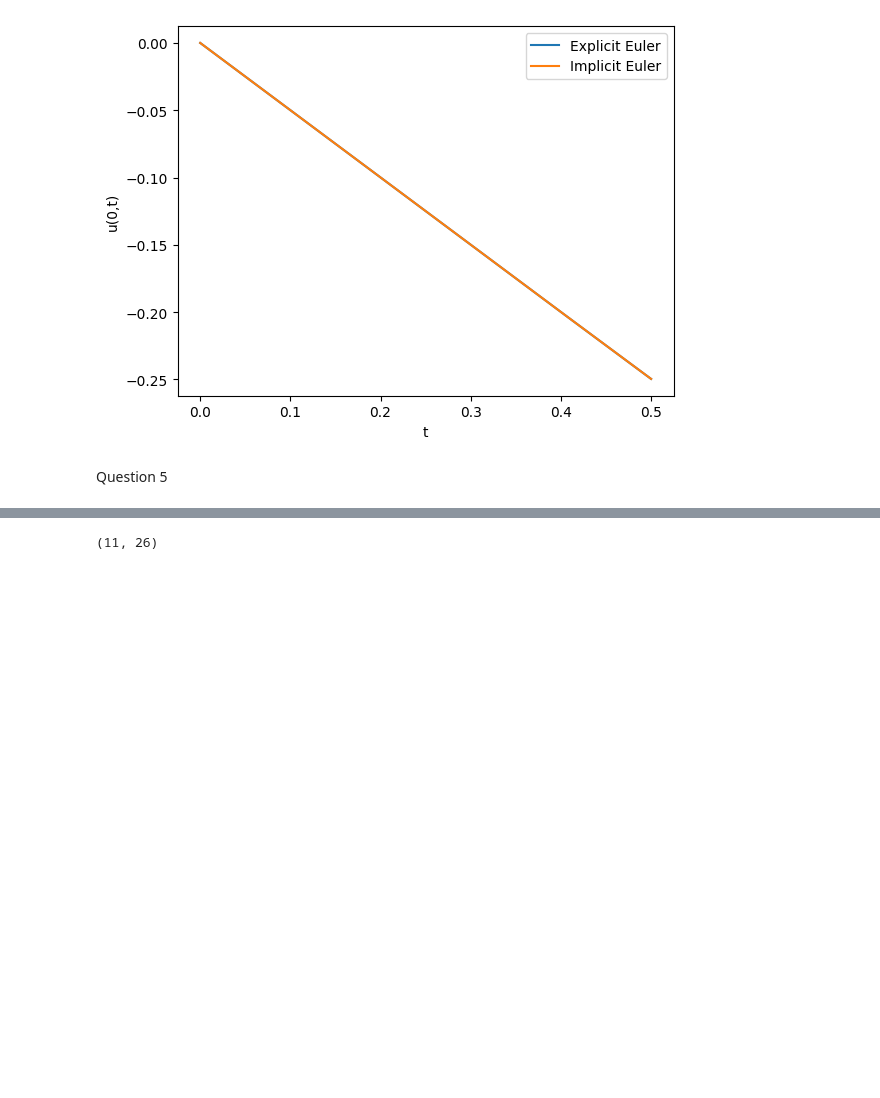
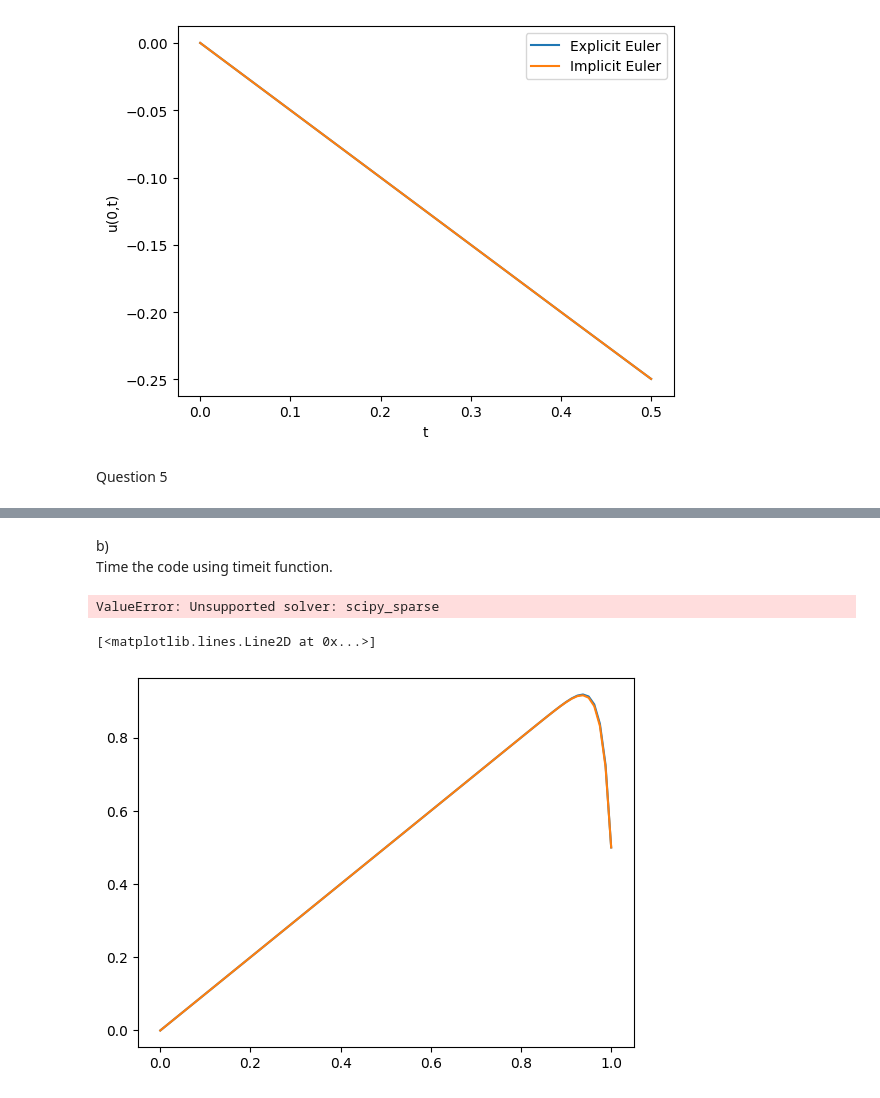
Before and after one commit to barnander/Numerical-Tools-for-Dynamical-Systems, a Jupyter notebook: Coursework.ipynb, the cells around one changed output, grey strips where cells are left out. Saved outputs shown, nothing was run; the diff lists cells and outputs as text; code cells hidden in the pictures; blank space fills up the shorter version.

```diff
--- a/Coursework.ipynb
+++ b/Coursework.ipynb
@@ -358,6 +358,7 @@ Question 5
 D = 0.01
 L = 6
 T = 100
+p=np.nan
 bc_left = solvers.Boundary_Condition("Neumann",0,0)
 bc_right = solvers.Boundary_Condition("Neumann",L,0)
 
@@ -387,4 +384,59 @@ solvers.plot_3D_sol(us,xs,ts)
+# %% [markdown]
+b)
+Time the code using timeit function.
+# %%
+setup_code = """
+import solvers
+import numpy as np
+D = 0.01
+L = 6
+T = 100
+p=np.nan
+bc_left = solvers.Boundary_Condition("Neumann",0,0)
+bc_right = solvers.Boundary_Condition("Neumann",L,0)
+def q(u,x,t,p):
+    return (1-u)**2 * np.exp(-x)
+def f(x,t0):
+    return np.zeros(len(x))
+N = 100
+dt = 0.5
+"""
+timed_thomas = """
+solver_implicit = "thomas"
+u_thom,x_thom,t_thom = solvers.diffusion_solve(bc_left, bc_right, f,0,T, q , p, N, D = D,implicit_solver = solver_implicit, dt = dt)
+"""
+timed_sparse = """
+solver_implicit = "sparse"
+u_sparse,x_sparse,t_sparse = solvers.diffusion_solve(bc_left, bc_right, f,0,T, q , p, N, D = D,implicit_solver = solver_implicit, dt = dt)
+"""
+
+number = 100
+time_thomas = timeit.timeit(setup = setup_code, stmt = timed_thomas, number = number)
+time_sparse = timeit.timeit(setup = setup_code, stmt = timed_sparse, number = number)
+
+print("The Thomas algorithm took {0:.2f} ms per iteration.".format(1000 * time_thomas/number))
+print("The scipy sparse matrix solver took {0:.2f} ms per iteration.".format(1000 * time_sparse/number))
+# %% [output]
+ValueError: Unsupported solver: scipy_sparse
 # %%
 #Question 6
+#finite difference solver takes inputs of the form
+#D d^2u/dx^2 + P du/dx + q(x,p),
+
+#Set up params
+D = 1
+N=80
+def q(x,p):
+    return np.zeros(len(x)) + p
+bc_left = solvers.Boundary_Condition("Dirichlet",0,0)
+bc_right = solvers.Boundary_Condition("Dirichlet",1,0.5)
+
+#set up values of p
+
+u,x = solvers.second_order_solve(bc_left,bc_right,q,p,N=N,D=D,P=P)
-# %% [output]
-(11, 26)
+# %%
+plt.plot(x,u)
+plt.plot(x,(1/(2*(np.exp(50)-1))) * (1-np.exp(50*x)) + x)
+# %% [output]
+[<matplotlib.lines.Line2D at 0x...>]
+[figure, added]
```
Also changed, not shown: parts of 6 cells of this notebook, 1 other file.
